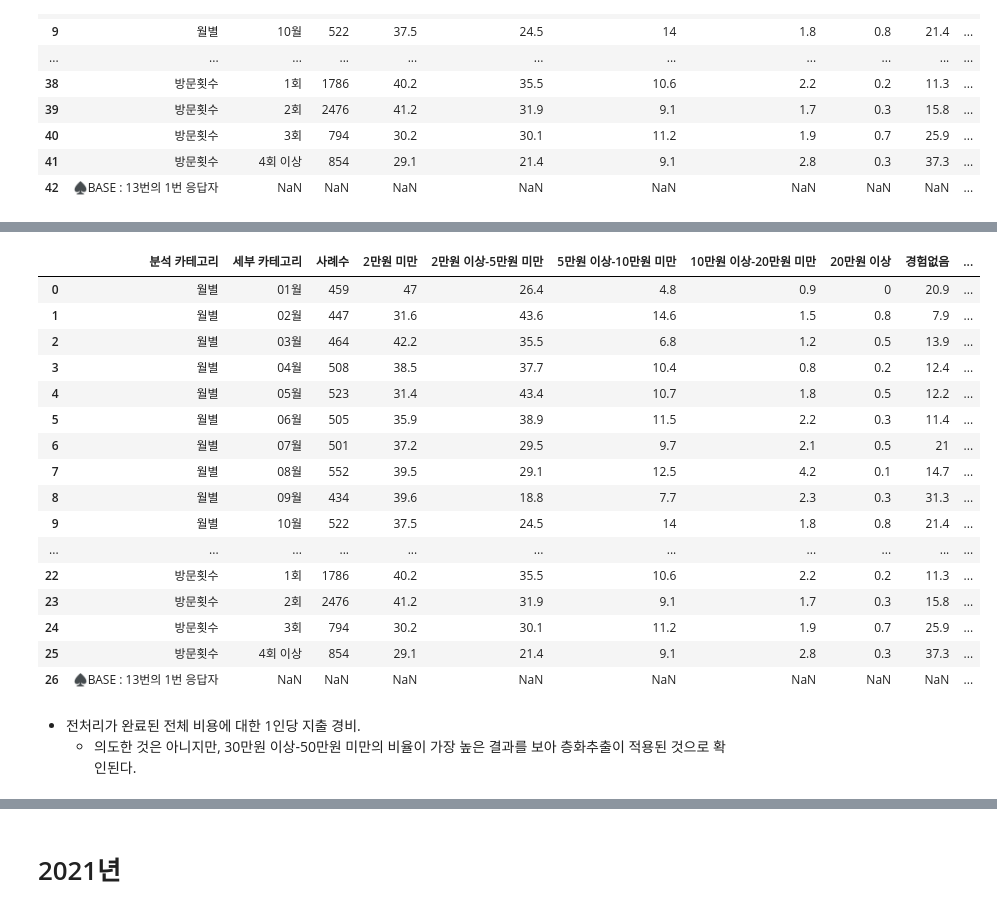
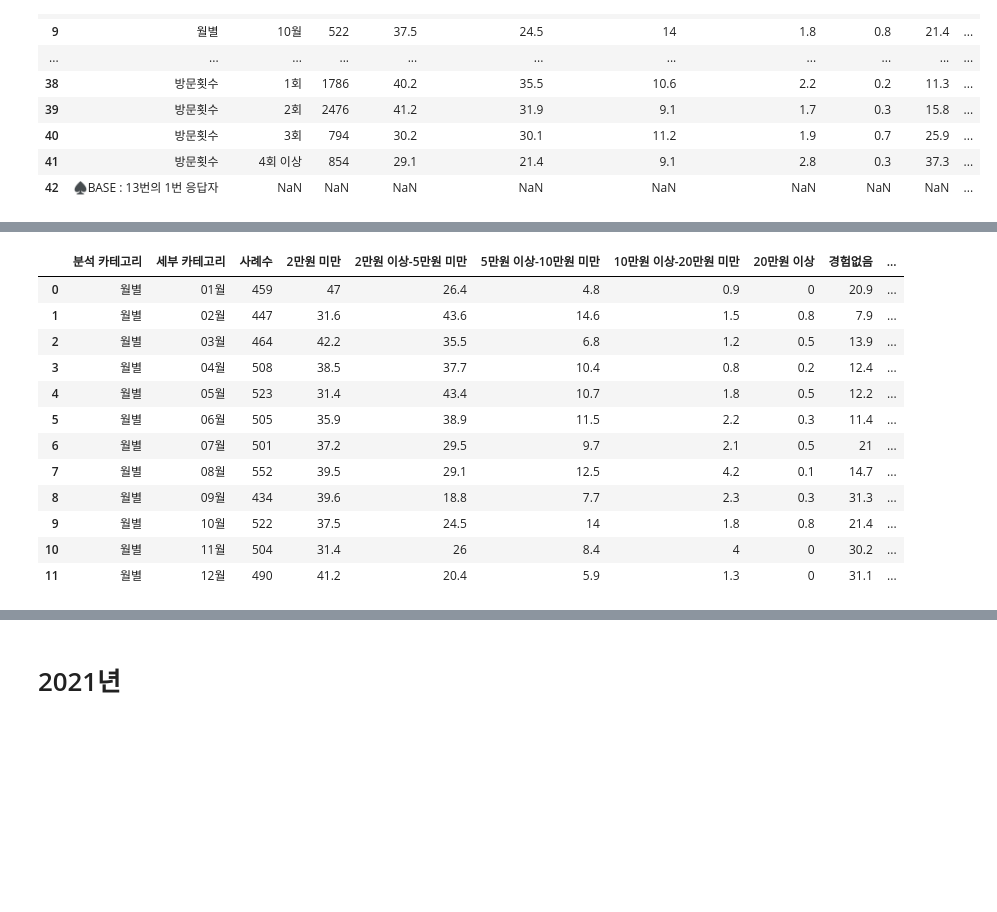
Before and after one commit to HaJeong-K/Jeju_project, a Jupyter notebook: 2019년_데이터_전처리.ipynb, the cells around one changed output, grey strips where cells are left out. Drawn from its saved outputs; the diff is of its cells as text; code cells hidden in the pictures; blank space fills up the shorter version.

```diff
--- a/2019년_데이터_전처리.ipynb
+++ b/2019년_데이터_전처리.ipynb
@@ -817,25 +777,18 @@ culture_cost_2019
 # %%
-culture_cost_2019 = culture_cost_2019.drop(index = range(12, 28)).reset_index(drop=True)
+culture_cost_2019 = culture_cost_2019.drop(index = range(12, 43)).reset_index(drop=True)
 
 culture_cost_2019
 # %% [output]
 |  | 분석 카테고리 | 세부 카테고리 | 사례수 | 2만원 미만 | 2만원 이상-5만원 미만 | 5만원 이상-10만원 미만 | 10만원 이상-20만원 미만 | 20만원 이상 | 경험없음 | ... |
 | 0 | 월별 | 01월 | 459 | 47 | 26.4 | 4.8 | 0.9 | 0 | 20.9 | ... |
 | 1 | 월별 | 02월 | 447 | 31.6 | 43.6 | 14.6 | 1.5 | 0.8 | 7.9 | ... |
 | 2 | 월별 | 03월 | 464 | 42.2 | 35.5 | 6.8 | 1.2 | 0.5 | 13.9 | ... |
 | 3 | 월별 | 04월 | 508 | 38.5 | 37.7 | 10.4 | 0.8 | 0.2 | 12.4 | ... |
 | 4 | 월별 | 05월 | 523 | 31.4 | 43.4 | 10.7 | 1.8 | 0.5 | 12.2 | ... |
 | 5 | 월별 | 06월 | 505 | 35.9 | 38.9 | 11.5 | 2.2 | 0.3 | 11.4 | ... |
 | 6 | 월별 | 07월 | 501 | 37.2 | 29.5 | 9.7 | 2.1 | 0.5 | 21 | ... |
 | 7 | 월별 | 08월 | 552 | 39.5 | 29.1 | 12.5 | 4.2 | 0.1 | 14.7 | ... |
 | 8 | 월별 | 09월 | 434 | 39.6 | 18.8 | 7.7 | 2.3 | 0.3 | 31.3 | ... |
 | 9 | 월별 | 10월 | 522 | 37.5 | 24.5 | 14 | 1.8 | 0.8 | 21.4 | ... |
-| ... | ... | ... | ... | ... | ... | ... | ... | ... | ... | ... |
-| 22 | 방문횟수 | 1회 | 1786 | 40.2 | 35.5 | 10.6 | 2.2 | 0.2 | 11.3 | ... |
-| 23 | 방문횟수 | 2회 | 2476 | 41.2 | 31.9 | 9.1 | 1.7 | 0.3 | 15.8 | ... |
-| 24 | 방문횟수 | 3회 | 794 | 30.2 | 30.1 | 11.2 | 1.9 | 0.7 | 25.9 | ... |
-| 25 | 방문횟수 | 4회 이상 | 854 | 29.1 | 21.4 | 9.1 | 2.8 | 0.3 | 37.3 | ... |
-| 26 | ♠BASE : 13번의 1번 응답자 | NaN | NaN | NaN | NaN | NaN | NaN | NaN | NaN | ... |
+| 10 | 월별 | 11월 | 504 | 31.4 | 26 | 8.4 | 4 | 0 | 30.2 | ... |
+| 11 | 월별 | 12월 | 490 | 41.2 | 20.4 | 5.9 | 1.3 | 0 | 31.1 | ... |
-# %% [markdown]
-- 전처리가 완료된 전체 비용에 대한 1인당 지출 경비.
-  + 의도한 것은 아니지만, 30만원 이상-50만원 미만의 비율이 가장 높은 결과를 보아 층화추출이 적용된 것으로 확인된다.
```
Also changed, not shown: parts of 78 cells of this notebook.
